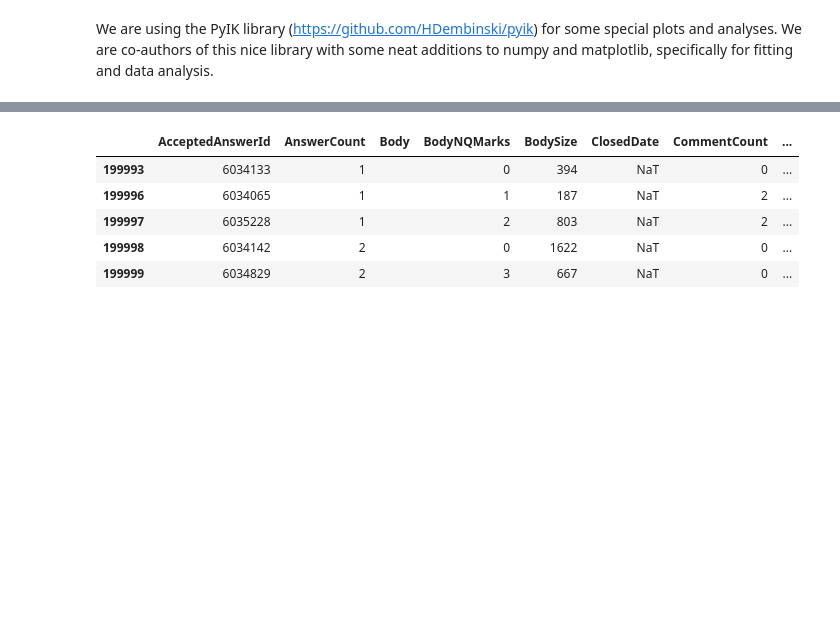
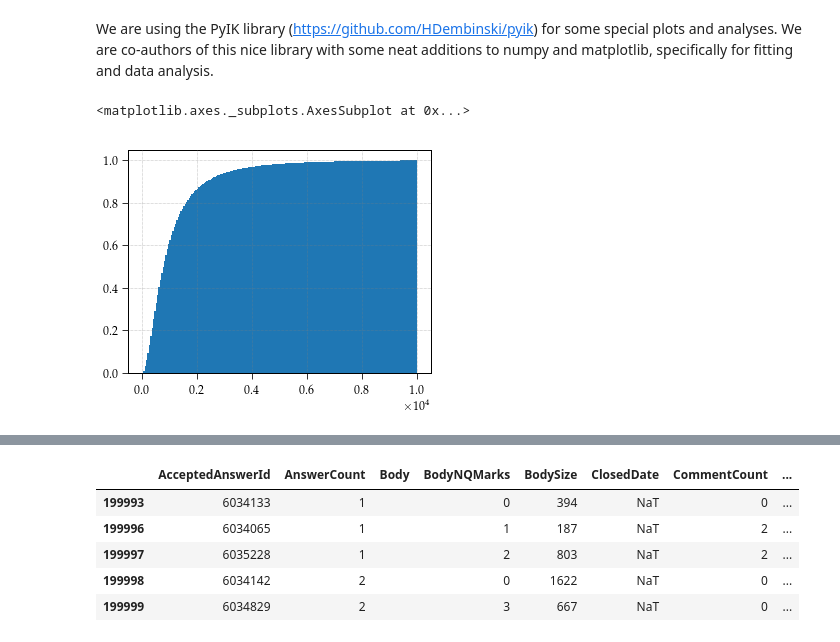
Before and after one commit to AkagiShigeru/incubator-overflow, a Jupyter notebook: stackoverflow-basic.ipynb, the cells around one changed output, grey strips where cells are left out. Drawn from its saved outputs; the diff is of its cells as text; code cells hidden in the pictures; blank space fills up the shorter version.

```diff
--- a/stackoverflow-basic.ipynb
+++ b/stackoverflow-basic.ipynb
@@ -50,7 +50,8 @@ from matplotlib.ticker import MultipleLocator, FormatStrFormatter
 We are using the PyIK library (https://github.com/HDembinski/pyik) for some special plots and analyses. We are co-authors of this nice library with some neat additions to numpy and matplotlib, specifically for fitting and data analysis.
 # %%
 # path to the hdf file containing the first 5M posts (posts or comments)
-posts_path = "/home/alex/data/stackexchange/overflow/caches/posts_first5M.hdf5"
+# posts_path = "/home/alex/data/stackexchange/overflow/caches/posts_first5M.hdf5"
+posts_path = "/home/alex/data/stackexchange/overflow/caches/posts_all.hdf5"
 # %%
 store = pd.HDFStore(posts_path, "r", complib="blosc", complevel=9)
 
@@ -59,6 +60,10 @@ store = pd.HDFStore(posts_path, "r", complib="blosc", complevel=9)
 
 # select only questions, they have PostTypeId == 1
 # we can specify only certain columns that should be returned
-cols = None
-smask = store.select_as_coordinates("posts", "PostTypeId < 2")
-posts = store.select("posts", where=smask)
+# cols = ["CreationDate", "AnswerCount", "CommentCount", "BodySize",
+#         "FavoriteCount", "Id", "Score", "ViewCount", "Tags", "Title"]
+
+cols = ["CreationDate", "Id"]
+# smask = store.select_as_coordinates("posts", "PostTypeId < 2")
+# posts = store.select("posts", where=smask, columns=cols)
+posts = store.select("posts", columns=cols)
@@ -65,3 +75,8 @@ posts = store.select("posts", where=smask)
+# %%
+posts.BodySize.hist(bins=200, range=[0, 10000], cumulative=True, normed=True)
+# %% [output]
+<matplotlib.axes._subplots.AxesSubplot at 0x...>
+[figure, added]
 # %%
 print posts.shape
 print posts.head()
```
Also changed, not shown: parts of 4 cells of this notebook, 2 other files.
